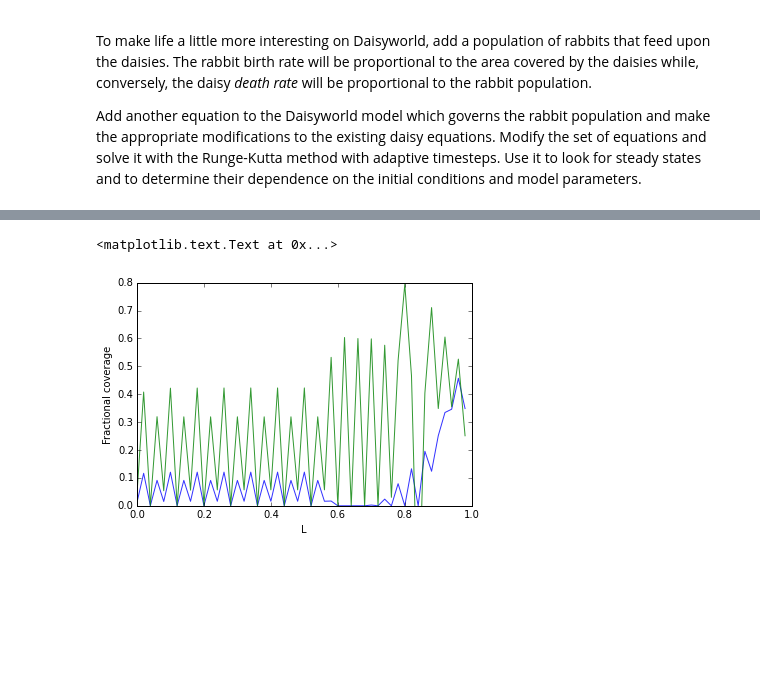
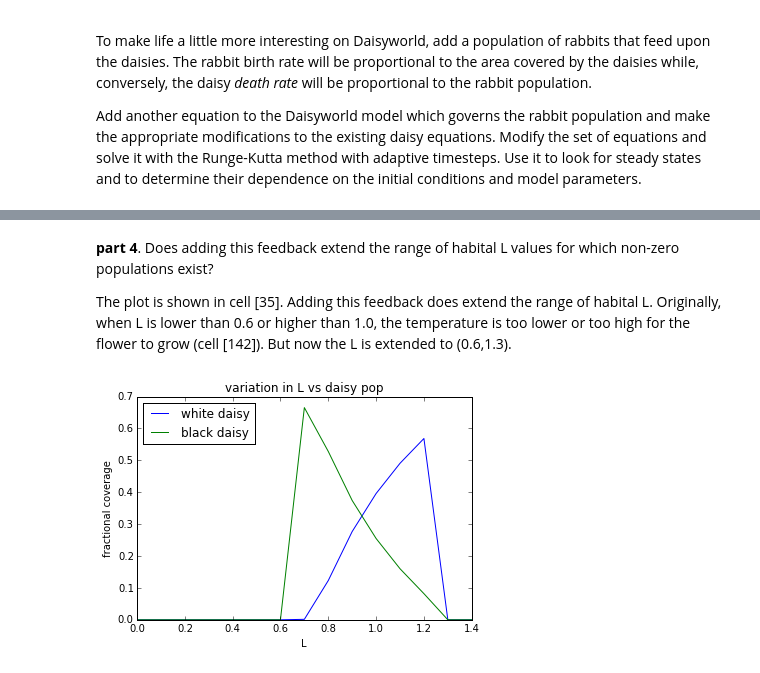
Before and after one commit to xiaoxiny/assignment, a Jupyter notebook: EOSC511-lab5-Xiaoxin Yu.ipynb, the cells around one changed output, grey strips where cells are left out. Drawn from its saved outputs; the diff is of its cells as text; code cells hidden in the pictures; blank space fills up the shorter version.

```diff
--- a/EOSC511-lab5-Xiaoxin Yu.ipynb
+++ b/EOSC511-lab5-Xiaoxin Yu.ipynb
@@ -1124,18 +1168,27 @@ Number of points:25
+# %% [markdown]
+**part 4**.  Does adding this feedback extend the range of habital L values  for which
+    non-zero populations exist?
+
+The plot is shown in cell [35]. Adding this feedback does extend the range of habital L. Originally, when L is lower than 0.6 or higher than 1.0, the temperature is too lower or too high for the flower to grow (cell [142]). But now the L is extended to (0.6,1.3).
 # %%
-y=[]
-L=[]
-rabbit_deadth_rate=0.3
-for userL in (float(j)/100 for j in range (0,100,2)):
-    i=0
+l_vals = []
+wyval = []
+byval = []
+for L in (float(j)/100 for j in range (0,150,10)):
     theSolver = Integ54('lab5/adapt.yaml')
-    timeVals, yVals, errorList = theSolver.timeloop5Err()
-    L.append(userL)
-    y.append(yVals[-1])
+    timeVals, yVals,rVals ,errorList = theSolver.timeloop5Err()
+    yvals=pd.DataFrame.from_records(yVals,columns=['white','black'])
+    l_vals.append(L)
+    wyval.append(yvals['white'][len(yvals)-1])
+    byval.append(yvals['black'][len(yvals)-1])
+    n+=1
+
 thefig, theAx = plt.subplots(1, 1)
-theLines = theAx.plot(L,y,alpha=0.8)
-plt.ylim([0,0.8])
-plt.xlabel('L')
-plt.ylabel('Fractional coverage')
+theLines = theAx.plot(l_vals, wyval,label = 'white daisy')
+thelines1 = theAx.plot(l_vals,byval,label = 'black daisy')
+theAx.set_title('variation in L vs daisy pop')
+theAx.set_xlabel('L')
+theAx.set_ylabel('fractional coverage')
+out=theAx.legend( loc='best')
 # %% [output]
-<matplotlib.text.Text at 0x...>
-[figure, old version]
+[figure, new version]
```
Also changed, not shown: parts of 9 cells of this notebook.
